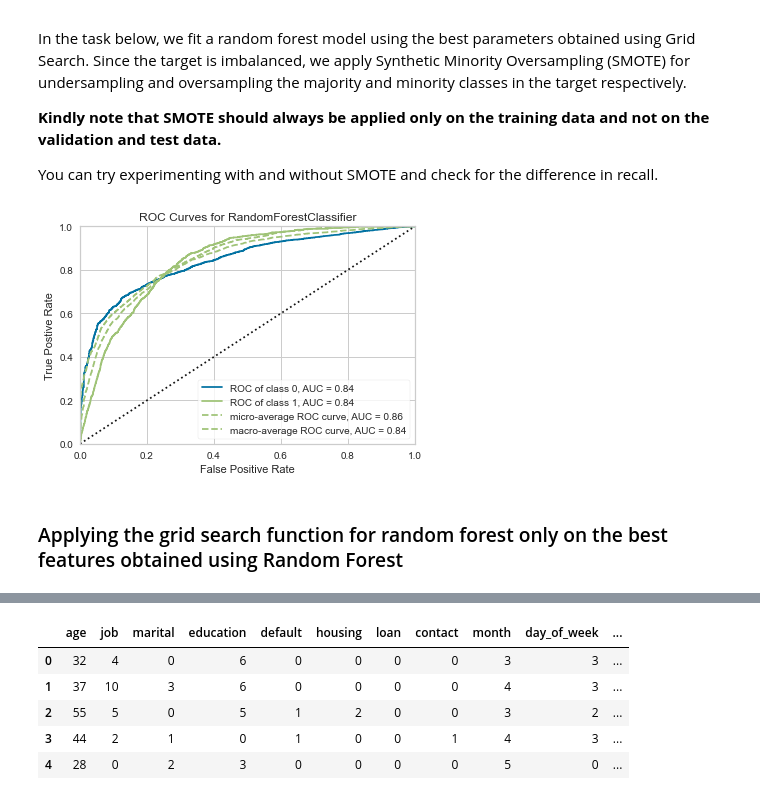
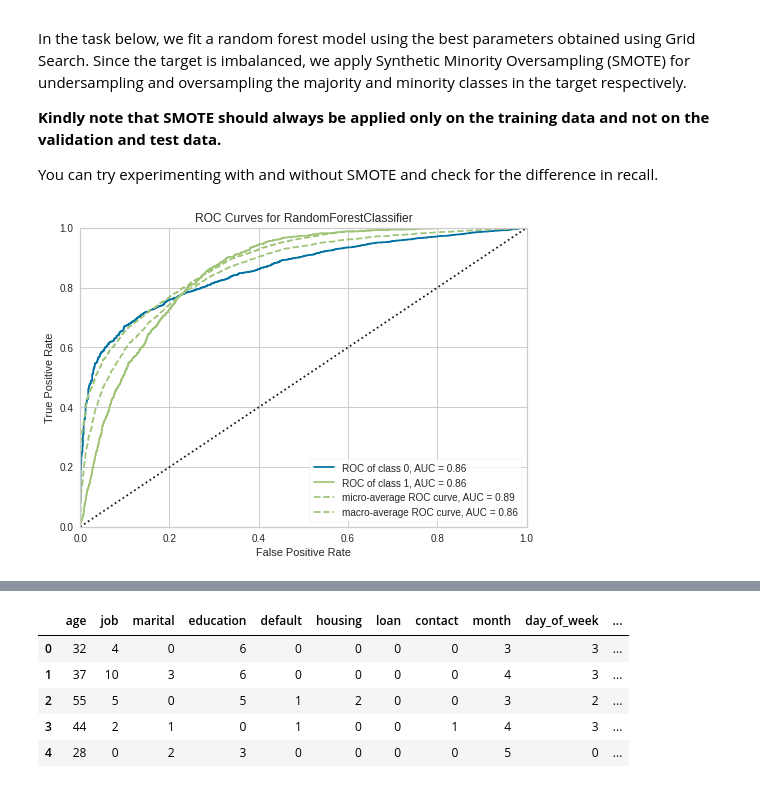
Before and after one commit to commit-live-students/Bootcamp_Problem_Statement, a Jupyter notebook: notebook/Day 3 Notebook.ipynb, the cells around one changed output, grey strips where cells are left out. Saved outputs shown, nothing was run; the diff lists cells and outputs as text; code cells hidden in the pictures.

```diff
--- a/notebook/Day 3 Notebook.ipynb
+++ b/notebook/Day 3 Notebook.ipynb
@@ -266,32 +262,30 @@ You can try experimenting with and without SMOTE and check for the difference in
 # %%
 from sklearn.metrics import roc_auc_score,roc_curve,classification_report
 from sklearn.model_selection import cross_val_score
 from imblearn.over_sampling import SMOTE
 from yellowbrick.classifier import roc_auc
 
 
 # A function to use smote
-def grid_search_random_forrest_best(dataframe,target):
+def grid_search_random_forest_best(dataframe,target):
 
     # splitting the data
     x_train,x_val,y_train,y_val = train_test_split(dataframe,target, test_size=0.3, random_state=42)
 
     # Applying Smote on train data for dealing with class imbalance
     smote = SMOTE()
 
     X_sm, y_sm =  smote.fit_sample(x_train, y_train)
-
-    rfc = RandomForestClassifier(n_estimators=30, max_features='auto', max_depth=5, criterion='gini',random_state=42)
-
+    # Intializing the Random Forrest Classifier
+    rfc = RandomForestClassifier(max_features='log2', max_depth=8, criterion='gini',random_state=42)
+    # Fit the model on data
     rfc.fit(X_sm, y_sm)
+    # Get the predictions on the validation data
     y_pred = rfc.predict(x_val)
-    #print(classification_report(y_val, y_pred))
-    #print(confusion_matrix(y_val, y_pred))
+    # Evaluation of result with the auc_roc graph
     visualizer = roc_auc(rfc,X_sm,y_sm,x_val,y_val)
 
 
-grid_search_random_forrest_best(X,y)
+grid_search_random_forest_best(X,y)
 # %% [output]
-[figure, old version]
+[figure, new version]
-# %% [markdown]
-### Applying the grid search function for random forest only on the best features obtained using Random Forest
```
Also changed, not shown: parts of 9 cells of this notebook, 1 other file.
